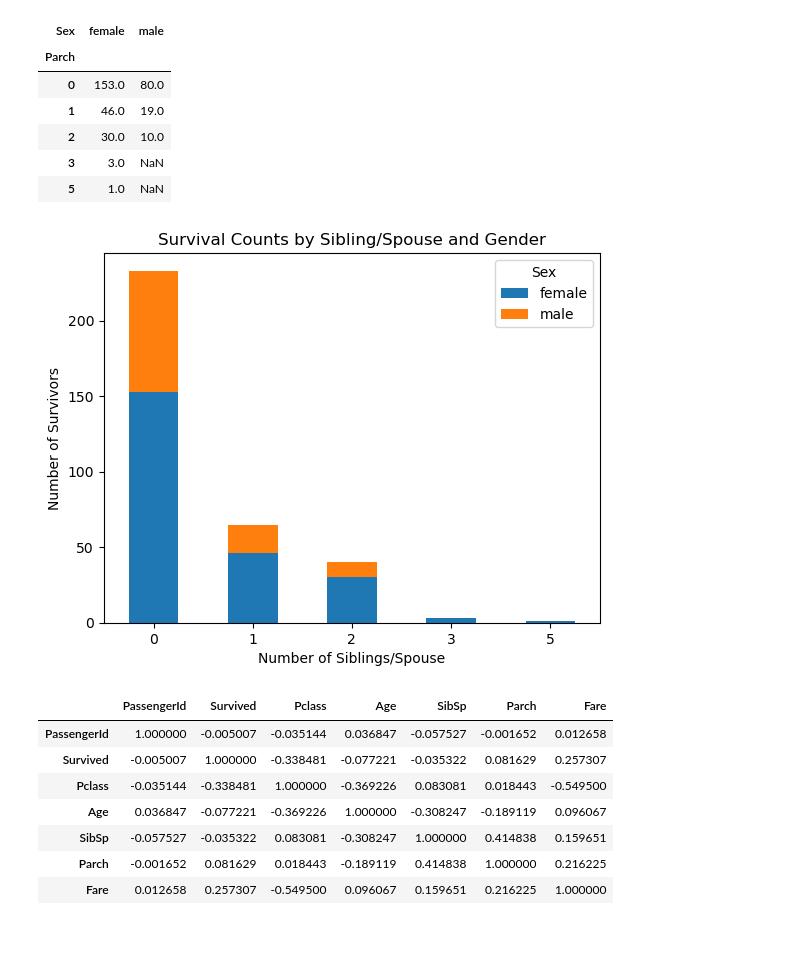
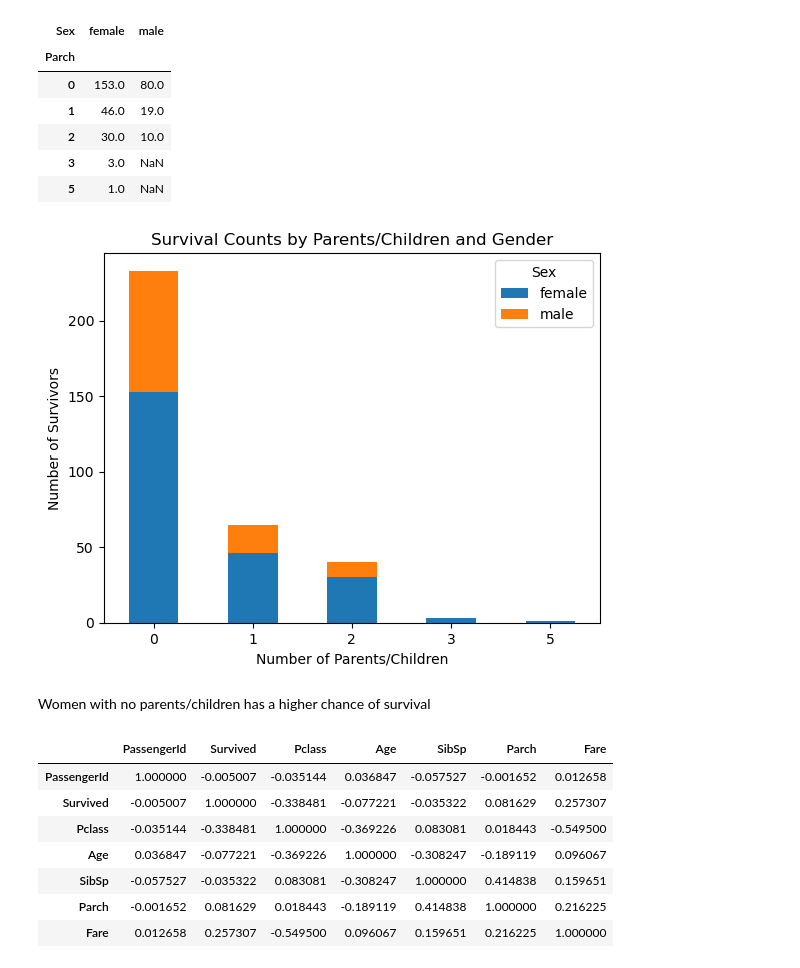
Before and after one commit to eunicetehh/Titanic_Survivor_Prediction, a Jupyter notebook: Titanic.ipynb, the cells around one changed output. Saved outputs shown, nothing was run; the diff lists cells and outputs as text; code cells hidden in the pictures; blank space fills up the shorter version.

Commit message:
Add files via upload
added feature importance and explanations to the plots

```diff
--- a/Titanic.ipynb
+++ b/Titanic.ipynb
@@ -106,13 +110,15 @@ group_df
 | 5 | 1.0 | NaN |
 # %%
 group_df.plot(kind='bar', stacked=True)
-plt.title('Survival Counts by Sibling/Spouse and Gender')
-plt.xlabel('Number of Siblings/Spouse')
+plt.title('Survival Counts by Parents/Children and Gender')
+plt.xlabel('Number of Parents/Children')
 plt.ylabel('Number of Survivors')
 plt.xticks(rotation=0)
 plt.show()
 # %% [output]
-[figure, old version]
+[figure, new version]
+# %% [markdown]
+Women with no parents/children has a higher chance of survival
 # %%
 correlation_matrix = train.corr()
 correlation_matrix
```
Also changed, not shown: parts of 8 cells of this notebook.
